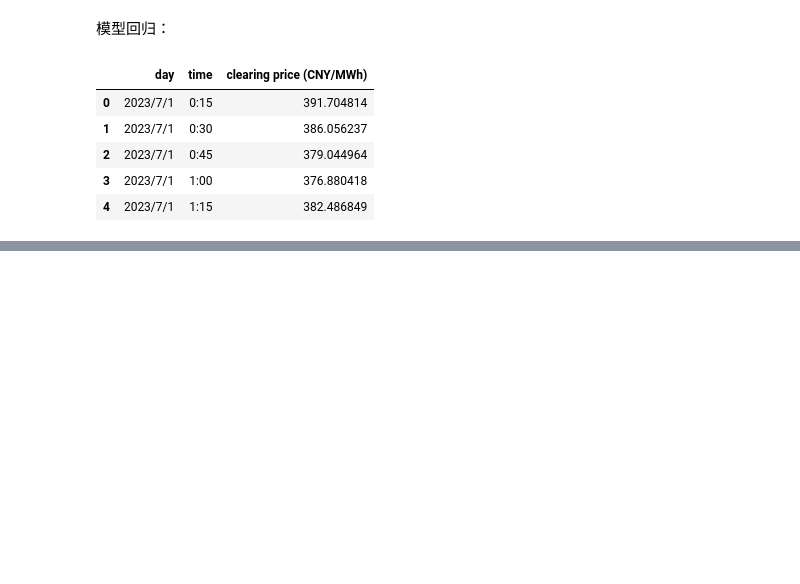
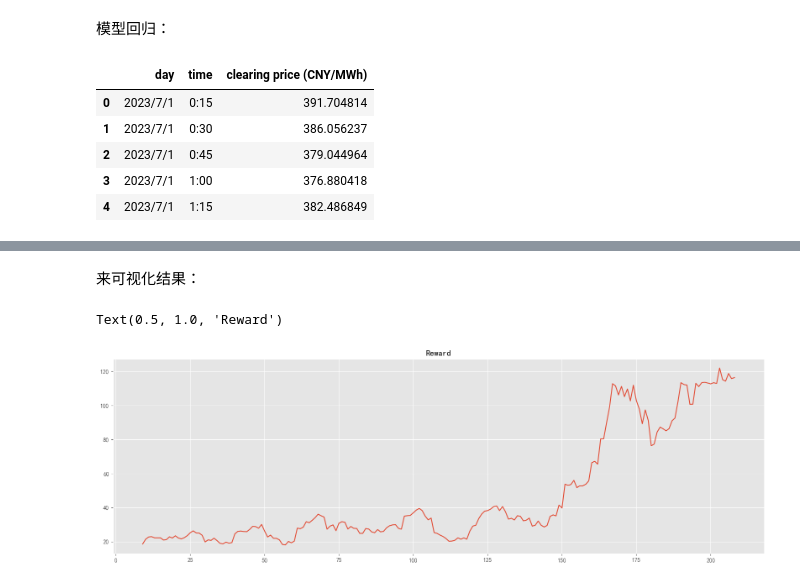
Before and after one commit to 1517005260/ai-learning, a Jupyter notebook: DataWhale Summer Campus/2024-03/Task3/my_baseline.ipynb, the cells around one changed output, grey strips where cells are left out. Cells and saved outputs as stored; diff of their text form; code cells hidden in the pictures; blank space fills up the shorter version.

```diff
--- a/DataWhale Summer Campus/2024-03/Task3/my_baseline.ipynb
+++ b/DataWhale Summer Campus/2024-03/Task3/my_baseline.ipynb
@@ -256,0 +375,7 @@ sample_submit.head()
+# %%
+# 使用openai的库轻松构建环境
+env = gym.make("CartPole-v1")
+# CartPole-v1 是一个经典的强化学习环境，其中目标是通过移动推车来保持竖直的杆子平衡
+env.reset()
+env.step(1)
+# 这段代码创建了一个 CartPole-v1 环境，重置了该环境，并执行了一个动作（动作编号为 1），从而推进了环境的状态。
@@ -256,0 +497,28 @@ sample_submit.head()
+# %%
+class DQN:
+    def __init__(self, dim_state, num_action, gamma=0.9, device="cpu") -> None:
+        self.gamma = gamma  # 折扣因子
+        self.Q = QNet(dim_state, num_action).to(device)
+        self.target_Q = QNet(dim_state, num_action).to(device)
+        self.target_Q.load_state_dict(self.Q.state_dict())
+        self.device = device
+
+    def get_action(self, state: np.ndarray):
+        # state: (batch_size,dim_state)
+        state = torch.as_tensor(state, dtype=torch.float32, device=self.device).unsqueeze(0)
+        q_pred = self.Q(state)
+        # 获取Q值最大的动作，即找每一行的最大值位置
+        return q_pred.argmax(1)  # (batch_size,)
+
+    def compute_loss(self, b_state, b_action, b_reward, b_next_state, b_done):
+        """计算TD损失，MSE_LOSS"""
+        q_pred = self.Q(b_state).gather(1, b_action.unsqueeze(1)).squeeze(
+            1)  # [batch_size,action_space]->[batch_size,1]->[batch_size]
+        # 需要找当前状态，对应动作的Q值
+        q_pred_next, _ = self.target_Q(b_next_state).detach().max(dim=1)  # 目标值算做固定值，不参与反向传播
+        loss = F.mse_loss(q_pred, b_reward+self.gamma*q_pred_next*(1-b_done))
+        return loss
+
+    def update_target_Q(self):
+        """定期把主Q网络的权重复制到目标Q网络中"""
+        self.target_Q.load_state_dict(self.Q.state_dict())
@@ -256,0 +595,10 @@ sample_submit.head()
+# %% [markdown]
+来可视化结果：
+# %%
+import seaborn as sns
+plt.figure(figsize=(20, 6))
+sns.lineplot(pd.Series(reward_list).rolling(10).mean())
+plt.title("Reward")
+# %% [output]
+Text(0.5, 1.0, 'Reward')
+[figure, added]
```
Also changed, not shown: parts of 38 cells of this notebook, 6 other files.
